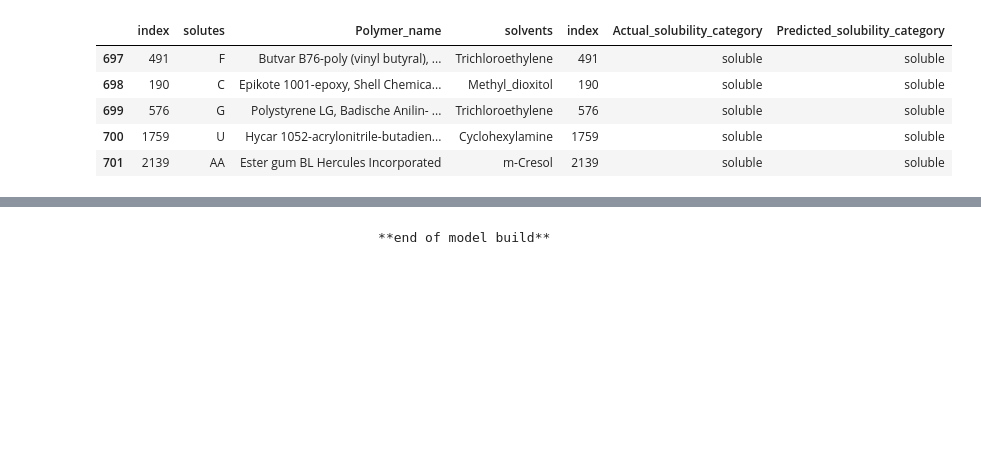
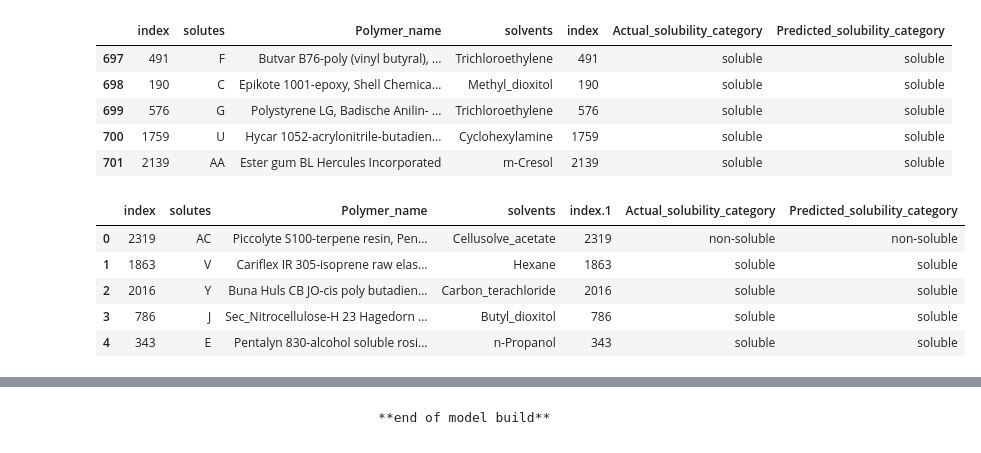
Before and after one commit to InnaG33/dissolve_me, a Jupyter notebook: solubility_model.ipynb, the cells around one changed output, grey strips where cells are left out. Cells and saved outputs as stored; diff of their text form; code cells hidden in the pictures; blank space fills up the shorter version.

```diff
--- a/solubility_model.ipynb
+++ b/solubility_model.ipynb
@@ -1041,3 +1041,14 @@ tested_results.tail()
 tested_results.to_csv("output/predictions_output_3.csv")
 # %%
 model.save("output/SolubilityModel3.h5")
+# %%
+tested_df=pd.read_csv("output/predictions_output_3.csv")
+del tested_df['Unnamed: 0']
+tested_df.head()
+# %% [output]
+|  | index | solutes | Polymer_name | solvents | index.1 | Actual_solubility_category | Predicted_solubility_category |
+| 0 | 2319 | AC | Piccolyte S100-terpene resin, Pen... | Cellusolve_acetate | 2319 | non-soluble | non-soluble |
+| 1 | 1863 | V | Cariflex IR 305-isoprene raw elas... | Hexane | 1863 | soluble | soluble |
+| 2 | 2016 | Y | Buna Huls CB JO-cis poly butadien... | Carbon_terachloride | 2016 | soluble | soluble |
+| 3 | 786 | J | Sec_Nitrocellulose-H 23 Hagedorn ... | Butyl_dioxitol | 786 | soluble | soluble |
+| 4 | 343 | E | Pentalyn 830-alcohol soluble rosi... | n-Propanol | 343 | soluble | soluble |
```
Also changed, not shown: parts of 3 cells of this notebook, 3 other files.
